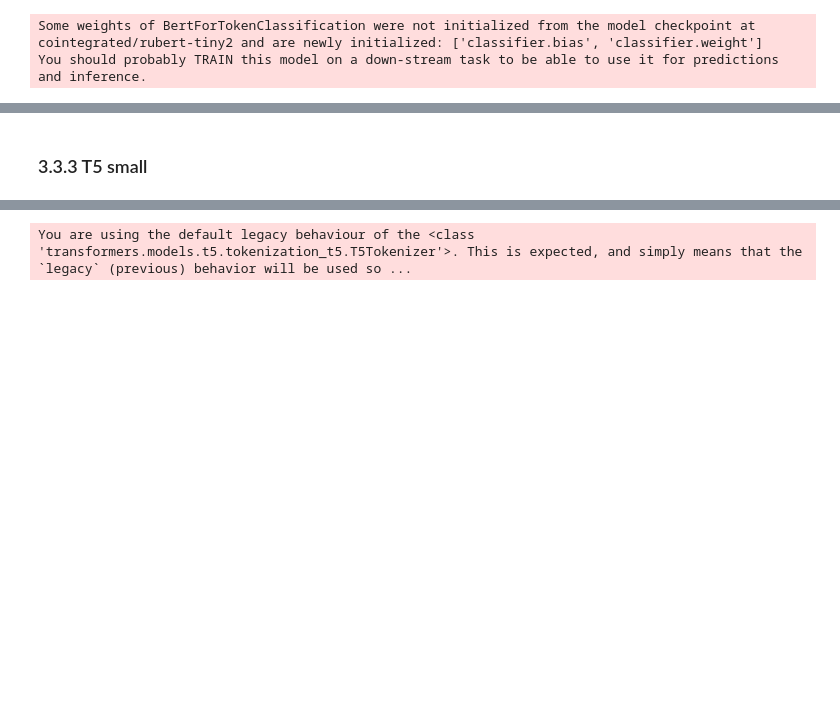
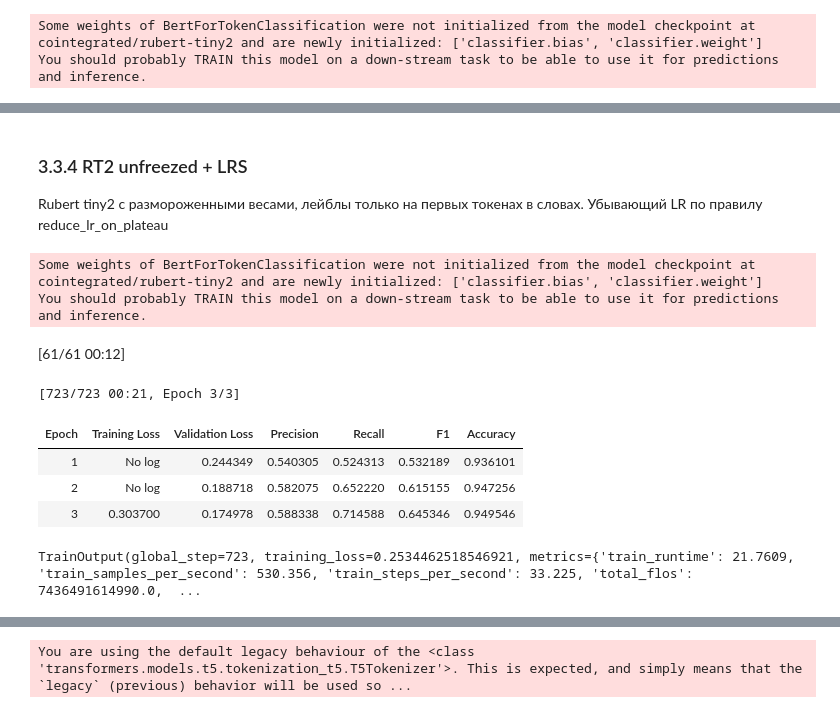
Before and after one commit to Falconwatch/llm_course, a Jupyter notebook: HW2/ДЗ2_done.ipynb, the cells around one changed output, grey strips where cells are left out. Drawn from its saved outputs; the diff is of its cells as text; code cells hidden in the pictures; blank space fills up the shorter version.

```diff
--- a/HW2/ДЗ2_done.ipynb
+++ b/HW2/ДЗ2_done.ipynb
@@ -474,4 +480,52 @@ add_result(rtuf_al_predictions.metrics, "rubert_tiny_unfreezed_al")
 # %% [output]
 [interactive output not drawn]
-# %% [markdown]
-### 3.3.3 T5 small
+# %% [markdown]
+### 3.3.4 RT2 unfreezed + LRS
+Rubert tiny2 с размороженными весами, лейблы только на первых токенах в словах. Убывающий LR по правилу reduce_lr_on_plateau
+# %%
+rtu_lrs = AutoModelForTokenClassification.from_pretrained(rubert_tiny_checkpoint,
+                                                                        num_labels=len(label_list),
+                                                                        device_map = 'cuda')
+rtu_lrs.config.id2label = dict(enumerate(label_list))
+rtu_lrs.config.label2id = {v: k for k, v in rtu_lrs.config.id2label.items()}
+
+
+for param in rtu_lrs.bert.parameters():
+    param.requires_grad = True
+# %% [output]
+Some weights of BertForTokenClassification were not initialized from the model checkpoint at cointegrated/rubert-tiny2 and are newly initialized: ['classifier.bias', 'classifier.weight']
+You should probably TRAIN this model on a down-stream task to be able to use it for predictions and inference.
+# %%
+rtu_lrs_args = TrainingArguments(
+    "ner",
+    eval_strategy = "epoch",
+    lr_scheduler_type = "reduce_lr_on_plateau",
+    per_device_train_batch_size=batch_size,
+    per_device_eval_batch_size=batch_size,
+    num_train_epochs=EPOCHS,
+    weight_decay=0.01,
+    save_strategy='no',
+    report_to='none',
+    include_inputs_for_metrics=True,
+)
+
+rtu_lrs_trainer = Trainer(
+    rtu_lrs,
+    rtu_lrs_args,
+    train_dataset=rt_tokenized_datasets["train"],
+    eval_dataset=rt_tokenized_datasets["test"],
+    data_collator=rt_data_collator,
+    tokenizer=rt_tokenizer,
+    compute_metrics=compute_metrics_rt
+)
+# %%
+rtu_lrs_trainer.evaluate()
+rtu_lrs_trainer.train()
+# %% [output]
+[61/61 00:12]
+[723/723 00:21, Epoch 3/3]
+| Epoch | Training Loss | Validation Loss | Precision | Recall | F1 | Accuracy |
+| 1 | No log | 0.244349 | 0.540305 | 0.524313 | 0.532189 | 0.936101 |
+| 2 | No log | 0.188718 | 0.582075 | 0.652220 | 0.615155 | 0.947256 |
+| 3 | 0.303700 | 0.174978 | 0.588338 | 0.714588 | 0.645346 | 0.949546 |
+TrainOutput(global_step=723, training_loss=0.2534462518546921, metrics={'train_runtime': 21.7609, 'train_samples_per_second': 530.356, 'train_steps_per_second': 33.225, 'total_flos': 7436491614990.0,  ...
```
Also changed, not shown: parts of 32 cells of this notebook.
